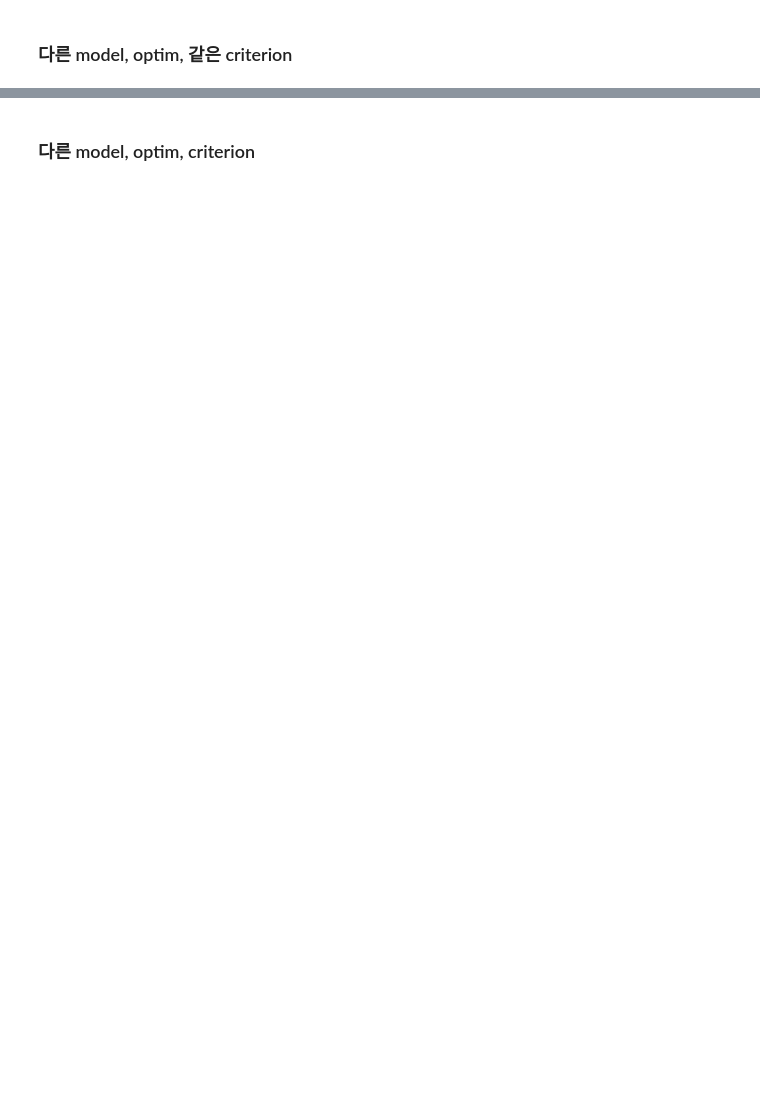
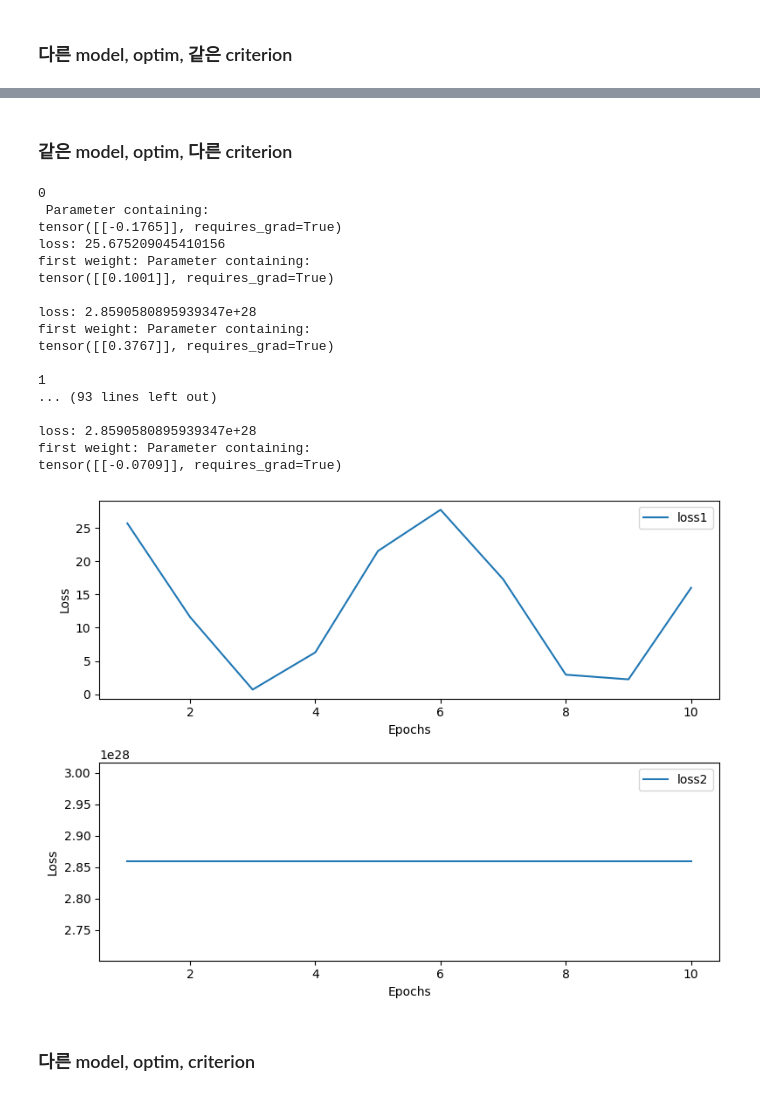
Before and after one commit to forfourr/MS-school, a Jupyter notebook: Self_practice/optimizer_step_ex.ipynb, the cells around one changed output, grey strips where cells are left out. Cells and saved outputs as stored; diff of their text form; code cells hidden in the pictures; blank space fills up the shorter version.

```diff
--- a/Self_practice/optimizer_step_ex.ipynb
+++ b/Self_practice/optimizer_step_ex.ipynb
@@ -180,3 +180,80 @@ tensor([[-1.5966e+12]], requires_grad=True)
+# %% [markdown]
+###  같은 model, optim, 다른 criterion
+# %%
+# 모델 정의
+model = nn.Linear(1, 1)
+
+# 손실 함수 및 최적화 알고리즘 새로 초기화 정의
+criterion1 = nn.MSELoss()
+criterion2 = nn.MSELoss()
+optimizer = optim.SGD(model.parameters(), lr=0.01)
+
+loss1_list = []
+loss2_list = []
+
+for epoch in range(10):
+    print(epoch,'\n', model.weight)
+    optimizer1.zero_grad()
+
+    #forward
+    output1 = model(x_train)
+    loss1 = criterion1(output1, y_train)
+    print(f"loss: {loss1}")
+
+    #backward
+    loss1.backward()
+    optimizer.step()
+    print(f"first weight: {model.weight}\n")
+
+    ##########두번째 데이터
+    #forward
+    output2 = model2(x)
+    loss2 = criterion2(output2, y)
+    print(f"loss: {loss2}")
+
+    #backward
+    loss2.backward()
+    optimizer.step()
+    print(f"first weight: {model.weight}\n")
+
+    loss1_list.append(loss1.item())
+    loss2_list.append(loss2.item())
+
+
+epochs = range(1, 11)
+
+fig, (ax1, ax2) = plt.subplots(2, 1, figsize=(8, 6))
+ax1.plot(epochs, loss1_list, label='loss1')
+ax1.set_xlabel('Epochs')
+ax1.set_ylabel('Loss')
+ax1.legend()
+
+ax2.plot(epochs, loss2_list, label='loss2')
+ax2.set_xlabel('Epochs')
+ax2.set_ylabel('Loss')
+ax2.legend()
+
+plt.tight_layout()
+plt.show()
+# %% [output]
+0
+ Parameter containing:
+tensor([[-0.1765]], requires_grad=True)
+loss: 25.675209045410156
+first weight: Parameter containing:
+tensor([[0.1001]], requires_grad=True)
+
+loss: 2.8590580895939347e+28
+first weight: Parameter containing:
+tensor([[0.3767]], requires_grad=True)
+
+1
+... (93 lines left out)
+
+loss: 2.8590580895939347e+28
+first weight: Parameter containing:
+tensor([[-0.0709]], requires_grad=True)
+[figure, added]
 # %% [markdown]
 ### 다른 model, optim, criterion
 # %%
```
Also changed, not shown: parts of 3 cells of this notebook, 3 other files.
